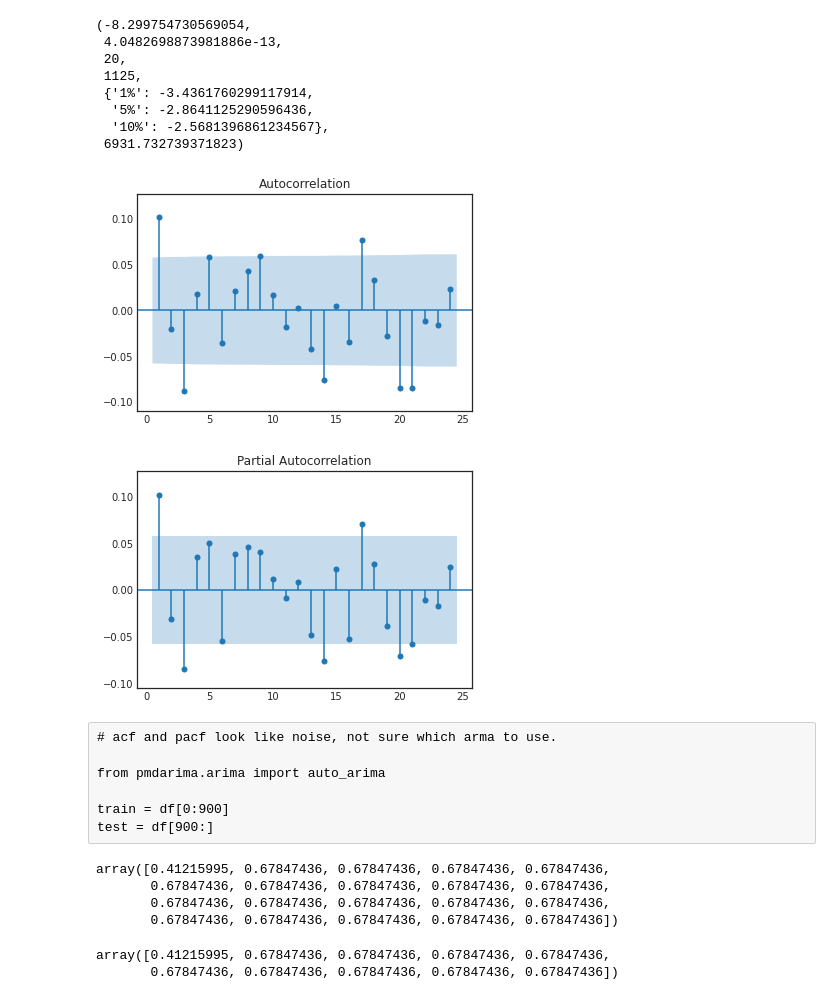
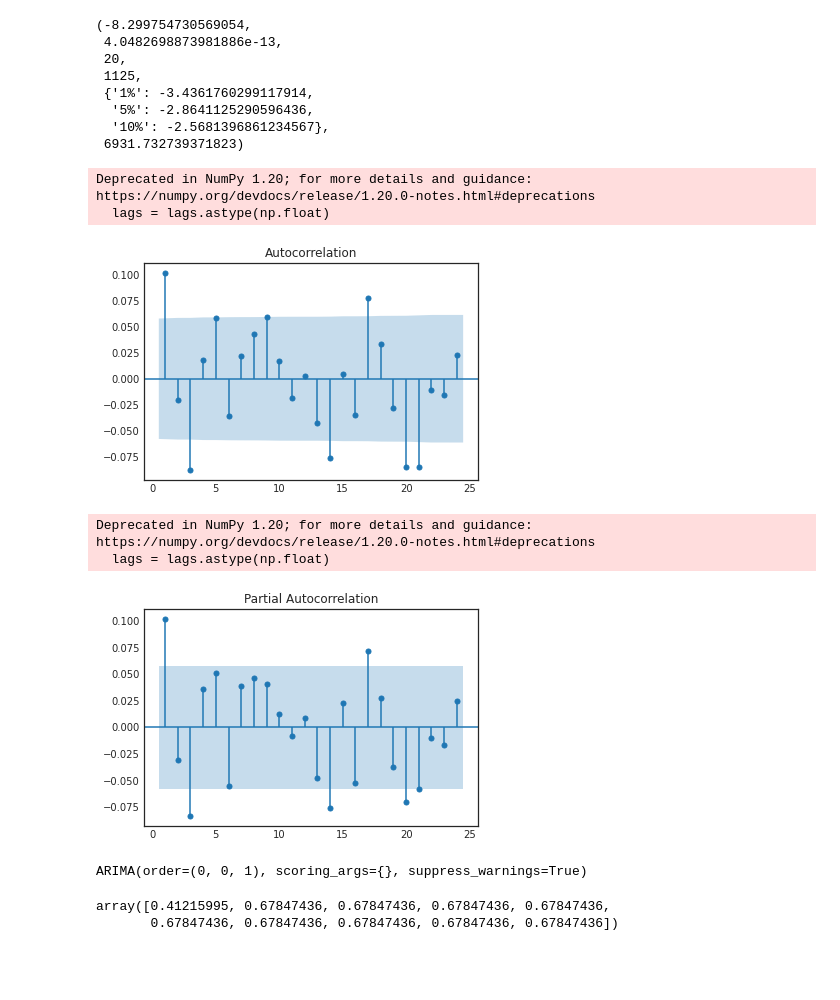
Before and after one commit to MykolaPinchuk/Coursera_IBM_ML1, a Jupyter notebook: ibm-ml1-6-final.ipynb, the cells around one changed output. Drawn from its saved outputs; the diff is of its cells as text; code cells hidden in the pictures; blank space fills up the shorter version.

```diff
--- a/ibm-ml1-6-final.ipynb
+++ b/ibm-ml1-6-final.ipynb
@@ -89,17 +91,14 @@ results
 
 # first, see acf/pacf
 
-sm.tsa.graphics.plot_acf(df.mkt, lags=24, zero=False, auto_ylims=True);
+sm.tsa.graphics.plot_acf(df.mkt, lags=24, zero=False);
 # %% [output]
+Deprecated in NumPy 1.20; for more details and guidance: https://numpy.org/devdocs/release/1.20.0-notes.html#deprecations
+  lags = lags.astype(np.float)
-[figure, old version]
+[figure, new version]
 # %%
-sm.tsa.graphics.plot_pacf(df.mkt, lags=24, zero=False, auto_ylims=True);
+sm.tsa.graphics.plot_pacf(df.mkt, lags=24, zero=False);
 # %% [output]
+Deprecated in NumPy 1.20; for more details and guidance: https://numpy.org/devdocs/release/1.20.0-notes.html#deprecations
+  lags = lags.astype(np.float)
-[figure, old version]
+[figure, new version]
-# %% [raw]
-# acf and pacf look like noise, not sure which arma to use.
-
-from pmdarima.arima import auto_arima
-
-train = df[0:900]
-test = df[900:]
@@ -106,15 +112,10 @@ test = df[900:]
 # %%
 # try to autodetect arima order, use this: https://towardsdatascience.com/time-series-forecasting-using-auto-arima-in-python-bb83e49210cd
 
-arima_model = auto_arima(train, start_p=0, start_q=0, d=0, max_p=5, max_d=0, max_q=5, seasonal=False, n_fits=50, steepwise=False)
+arima_model = auto_arima(train, start_p=0, start_q=1, d=0, max_p=12, max_d=0, max_q=12, seasonal=False, n_fits=50, steepwise=False)
 arima_model
+# %% [output]
+ARIMA(order=(0, 0, 1), scoring_args={}, suppress_warnings=True)
-# %%
-arima_model.predict(n_periods=20)
-# %% [output]
-array([0.41215995, 0.67847436, 0.67847436, 0.67847436, 0.67847436,
-       0.67847436, 0.67847436, 0.67847436, 0.67847436, 0.67847436,
-       0.67847436, 0.67847436, 0.67847436, 0.67847436, 0.67847436,
-       0.67847436, 0.67847436, 0.67847436, 0.67847436, 0.67847436])
 # %%
 forecast = arima_model.predict(start=df.index[200], end=df.index[-1])
 forecast
```
Also changed, not shown: parts of 13 cells of this notebook.
